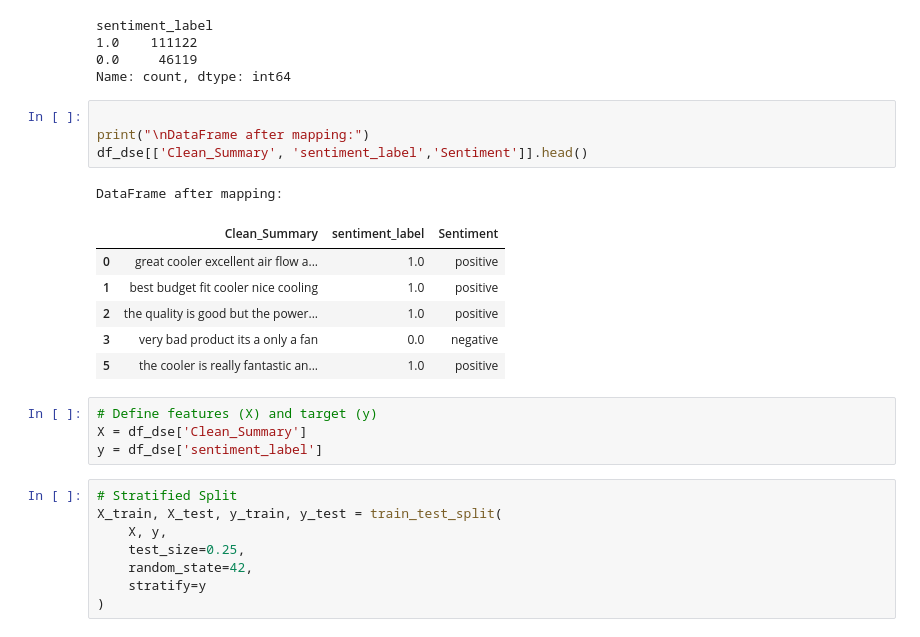
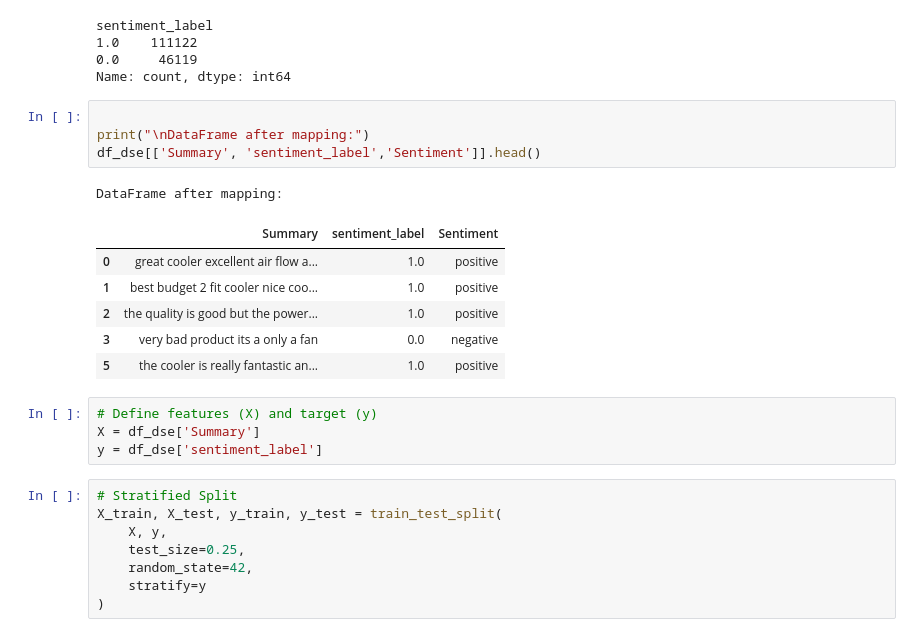
Before and after one commit to eduardowanderleyde/e-commerce-spark, a Jupyter notebook: e-commerce.ipynb, the cells around one changed output. Saved outputs shown, nothing was run; the diff lists cells and outputs as text.

```diff
--- a/e-commerce.ipynb
+++ b/e-commerce.ipynb
@@ -312,18 +300,18 @@ Name: count, dtype: int64
 # %%
 
 print("\nDataFrame after mapping:")
-df_dse[['Clean_Summary', 'sentiment_label','Sentiment']].head()
+df_dse[['Summary', 'sentiment_label','Sentiment']].head()
 # %% [output]
 DataFrame after mapping:
-|  | Clean_Summary | sentiment_label | Sentiment |
+|  | Summary | sentiment_label | Sentiment |
 | 0 | great cooler excellent air flow a... | 1.0 | positive |
-| 1 | best budget fit cooler nice cooling | 1.0 | positive |
+| 1 | best budget 2 fit cooler nice coo... | 1.0 | positive |
 | 2 | the quality is good but the power... | 1.0 | positive |
 | 3 | very bad product its a only a fan | 0.0 | negative |
 | 5 | the cooler is really fantastic an... | 1.0 | positive |
 # %%
 # Define features (X) and target (y)
-X = df_dse['Clean_Summary']
+X = df_dse['Summary']
 y = df_dse['sentiment_label']
 # %%
 # Stratified Split
```
Also changed, not shown: parts of 10 cells of this notebook.
